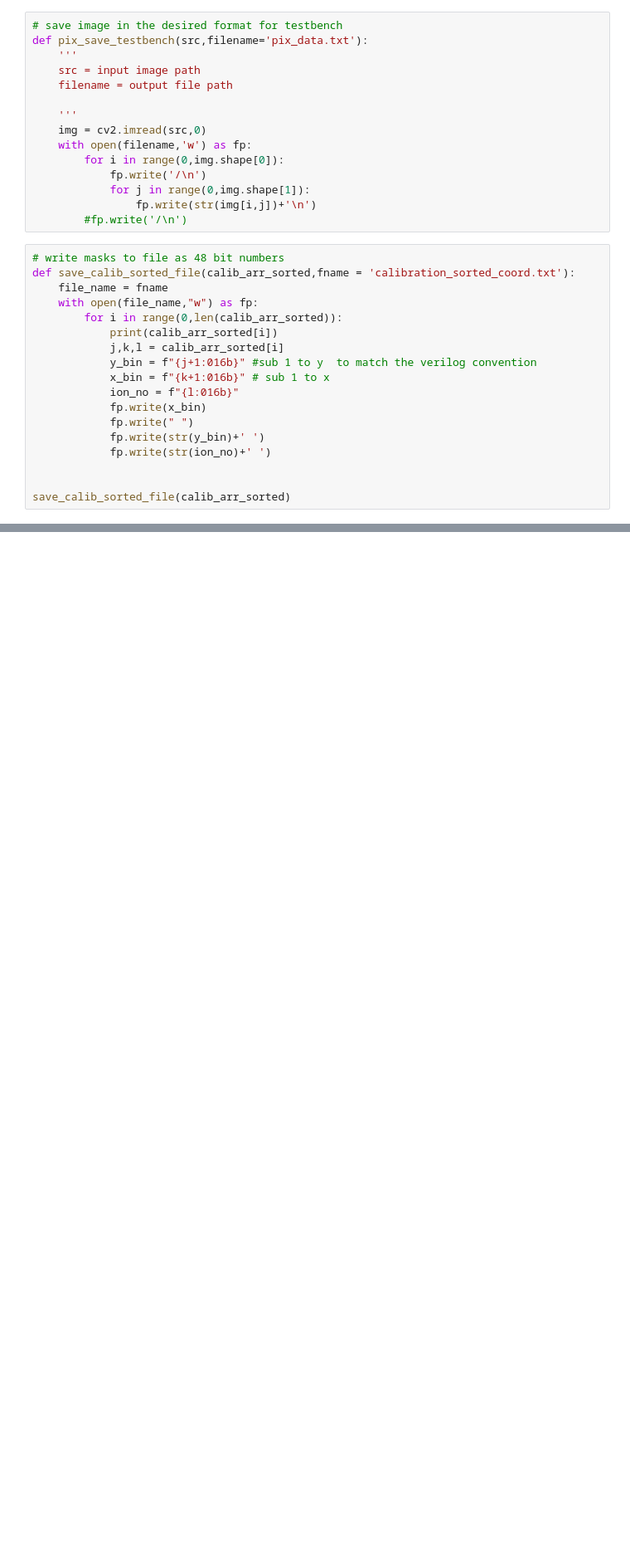
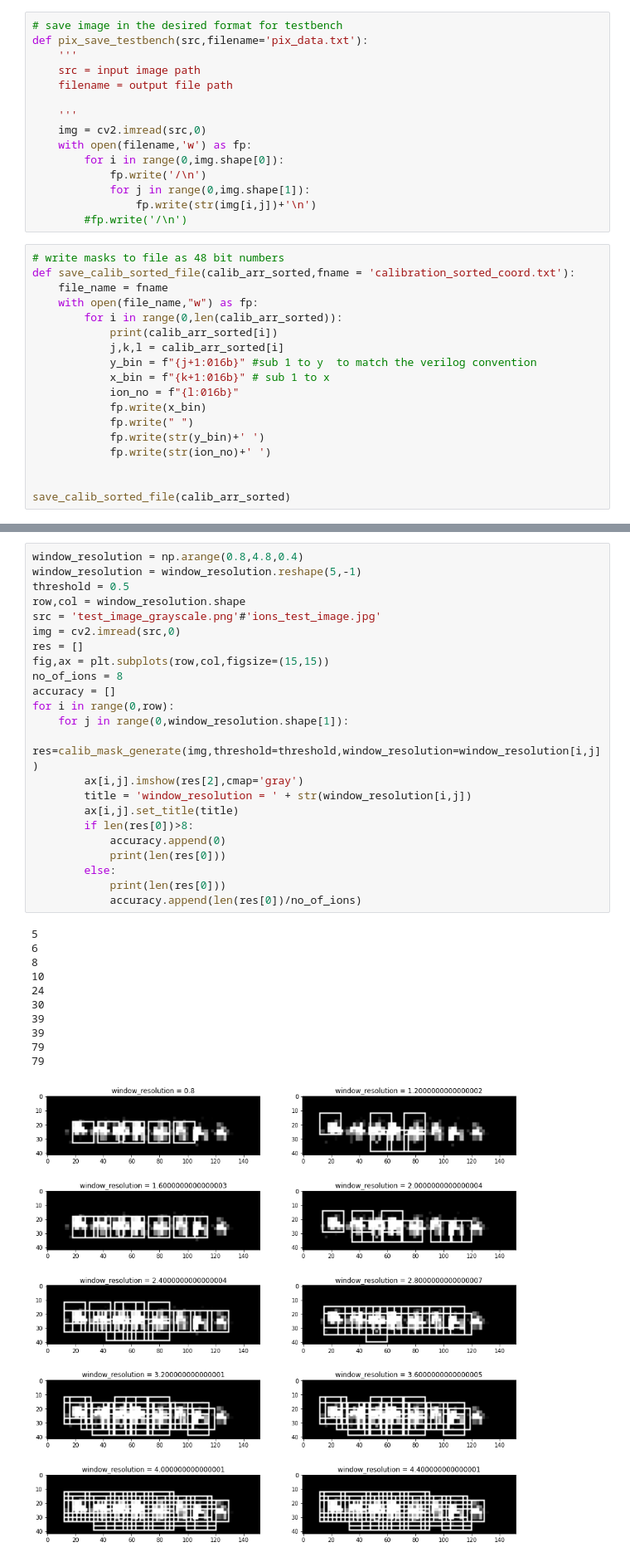
Before and after one commit to adithr/Ion-Mask-Image-Processing, a Jupyter notebook: Ion Image Processing.ipynb, the cells around one changed output, grey strips where cells are left out. Shown at 83% size. Cells and saved outputs as stored; diff of their text form; blank space fills up the shorter version.

```diff
--- a/Ion Image Processing.ipynb
+++ b/Ion Image Processing.ipynb
@@ -312,0 +351,35 @@ save_calib_sorted_file(calib_arr_sorted)
+# %%
+window_resolution = np.arange(0.8,4.8,0.4)
+window_resolution = window_resolution.reshape(5,-1)
+threshold = 0.5
+row,col = window_resolution.shape
+src = 'test_image_grayscale.png'#'ions_test_image.jpg'
+img = cv2.imread(src,0)
+res = []
+fig,ax = plt.subplots(row,col,figsize=(15,15))
+no_of_ions = 8
+accuracy = []
+for i in range(0,row):
+    for j in range(0,window_resolution.shape[1]):
+        res=calib_mask_generate(img,threshold=threshold,window_resolution=window_resolution[i,j])
+        ax[i,j].imshow(res[2],cmap='gray')
+        title = 'window_resolution = ' + str(window_resolution[i,j])
+        ax[i,j].set_title(title)
+        if len(res[0])>8:
+            accuracy.append(0)
+            print(len(res[0]))
+        else:
+            print(len(res[0]))
+            accuracy.append(len(res[0])/no_of_ions)
+# %% [output]
+5
+6
+8
+10
+24
+30
+39
+39
+79
+79
+[figure, added]
```
Also changed, not shown: parts of 9 cells of this notebook.
